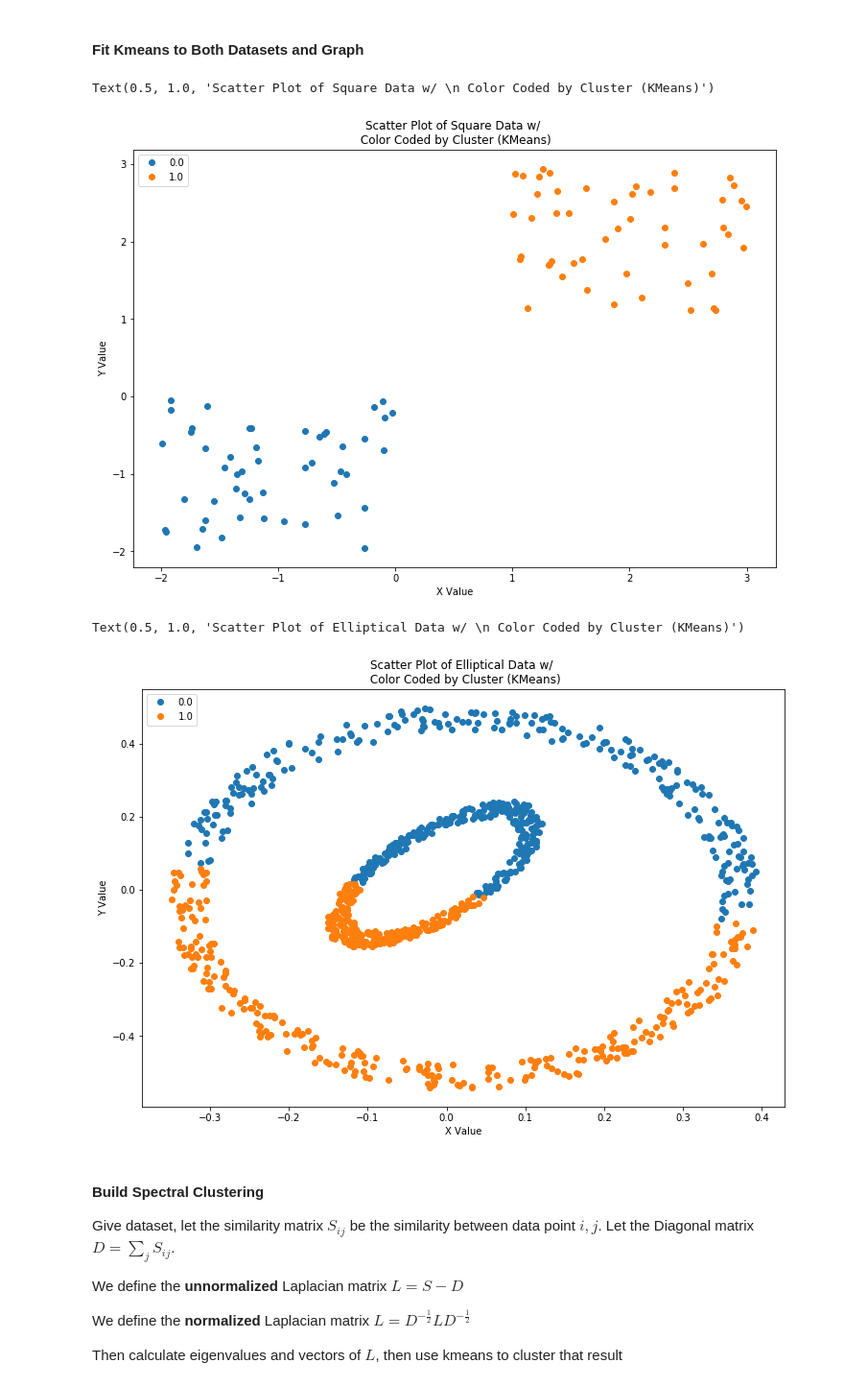
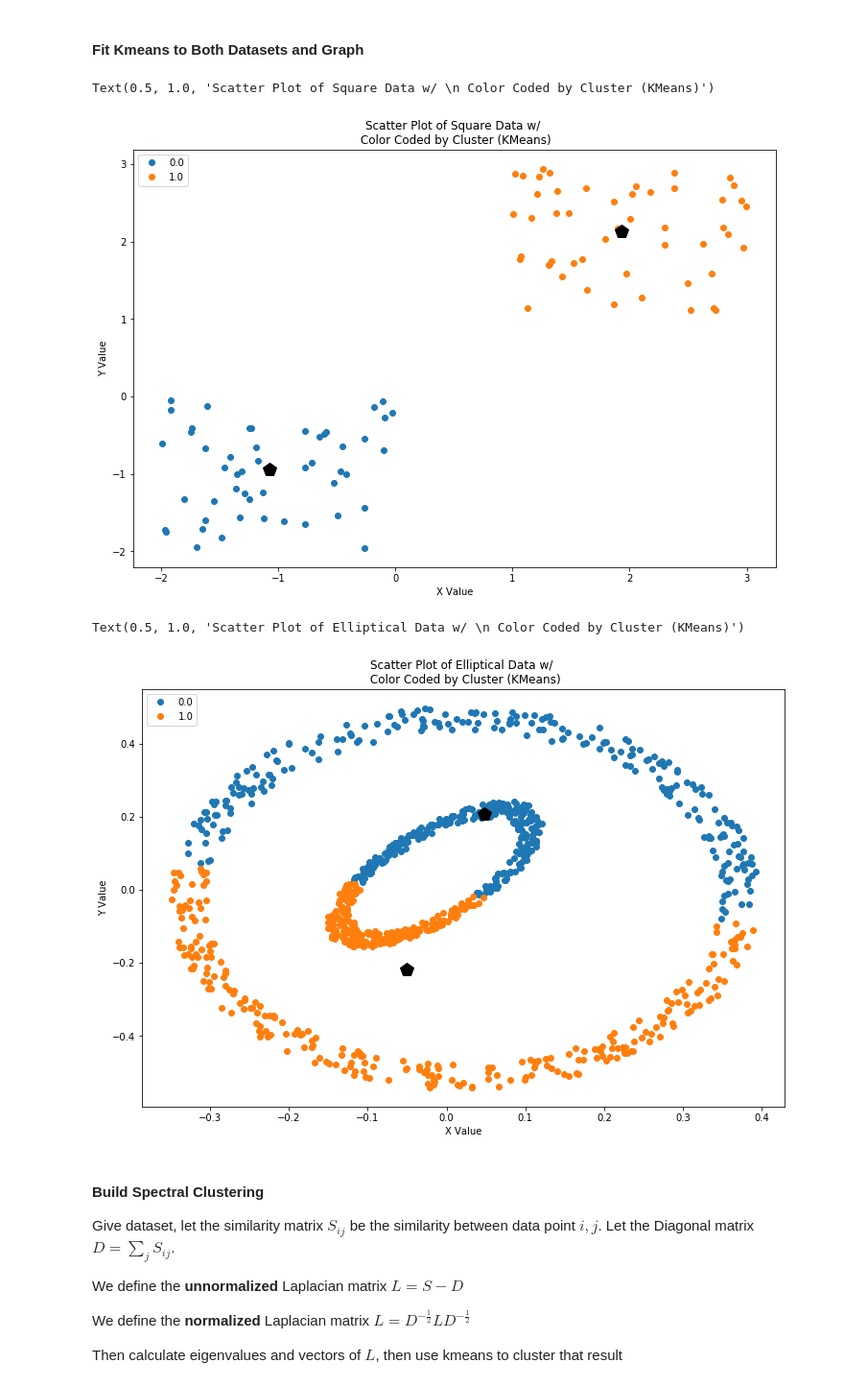
Before and after one commit to byekelchik/clustering_from_scratch, a Jupyter notebook: code.ipynb, the cells around one changed output. Shown: that part at 96% size. Saved outputs shown, nothing was run; the diff lists cells and outputs as text; code cells hidden in the pictures.

```diff
--- a/code.ipynb
+++ b/code.ipynb
@@ -75,11 +85,16 @@ def measure_change(centroids_current,new_centroids):
         delta+=distance(a,b)
     return delta
 # %%
-def kmeans_clustering(data,tol,k,init_random):
-    np.random.seed(100)
+def kmeans_clustering(data,tol,k,init_random,match_truth_values=False, truth_values= []):
+    np.random.seed(10)
     """
     Kmeans clustering algorithm
     Input is numpy array, tolerence, max_iterations, k # of cluster, and centroid init_type
+    ---------
+    Optional Arguments:
+
+    match_truth Values: Boolean
+    truth_values: values to match
     ---------
     Returns list of assigned cluster for each element
     """
@@ -90,26 +105,41 @@ def kmeans_clustering(data,tol,k,init_random):
         new_centroids = compute_centroids(k, data, cluster) # calcualte new centroids with the latest assignemnts
         change = measure_change(centroids_current,new_centroids) # calculate the distance between previous centroids using eulcidean distance function
         centroids_current = new_centroids #assign new centroids as the 'current' ones and check stopping condition at the top
-    return cluster
+
+    if match_truth_values == True:
+        cluster_matched = np.empty_like(cluster)
+            # For each cluster label...
+        for k in np.unique(cluster):
+
+            # ...find and assign the best-matching truth label
+            match_nums = [np.sum((cluster==k)*(truth_values==t)) for t in np.unique(truth_values)]
+            cluster_matched[cluster==k] = np.unique(truth_values)[np.argmax(match_nums)]
+        cluster = cluster_matched
+    else:
+        pass
+
+    return cluster, centroids_current
 # %% [markdown]
 #### Fit Kmeans to Both Datasets and Graph
 # %%
-result_square_kmeans = kmeans_clustering(np_square,tol=.001,k=2,init_random = True)
-result_elliptical_kmeans = kmeans_clustering(np_elliptical,tol=.001,k=2,init_random =True)
+result_square_kmeans, result_square_centroids_kmeans = kmeans_clustering(np_square,tol=.001,k=2,init_random = True,)
+result_elliptical_kmeans, result_elliptical_centroids_kmeans = kmeans_clustering(np_elliptical,tol=.001,k=2,init_random =True)
 # %%
 square['kmeans_cluster'] = result_square_kmeans
 clustered_data = square.groupby("kmeans_cluster")
 fig, ax = plt.subplots()
 fig.set_size_inches(12,8)
 for name, group in clustered_data:
     ax.plot(group.x, group.y, marker='o', linestyle='', label=name)
+for center in range(len(result_square_centroids_kmeans)):
+    ax.plot(result_square_centroids_kmeans[center][:2][0],result_square_centroids_kmeans[center][:2][1],marker = 'p',color = 'black',markersize = 15)
 ax.legend(numpoints=1, loc='upper left')
 ax.set_xlabel('X Value')
 ax.set_ylabel('Y Value')
 ax.set_title('Scatter Plot of Square Data w/ \n Color Coded by Cluster (KMeans)')
 # %% [output]
 Text(0.5, 1.0, 'Scatter Plot of Square Data w/ \n Color Coded by Cluster (KMeans)')
-[figure, old version]
+[figure, new version]
 # %%
 elliptical['kmeans_cluster'] = result_elliptical_kmeans
 clustered_data = elliptical.groupby("kmeans_cluster")
@@ -117,13 +147,15 @@ fig, ax = plt.subplots()
 fig.set_size_inches(12,8)
 for name, group in clustered_data:
     ax.plot(group.x, group.y, marker='o', linestyle='', label=name)
+for center in range(len(result_elliptical_centroids_kmeans)):
+    ax.plot(result_elliptical_centroids_kmeans[center][:2][0],result_elliptical_centroids_kmeans[center][:2][1],marker = 'p',color = 'black',markersize = 15)
 ax.legend(numpoints=1, loc='upper left')
 ax.set_xlabel('X Value')
 ax.set_ylabel('Y Value')
 ax.set_title('Scatter Plot of Elliptical Data w/ \n Color Coded by Cluster (KMeans)')
 # %% [output]
 Text(0.5, 1.0, 'Scatter Plot of Elliptical Data w/ \n Color Coded by Cluster (KMeans)')
-[figure, old version]
+[figure, new version]
 # %% [markdown]
 #### Build Spectral Clustering
 
```
Also changed, not shown: parts of 16 cells of this notebook.
